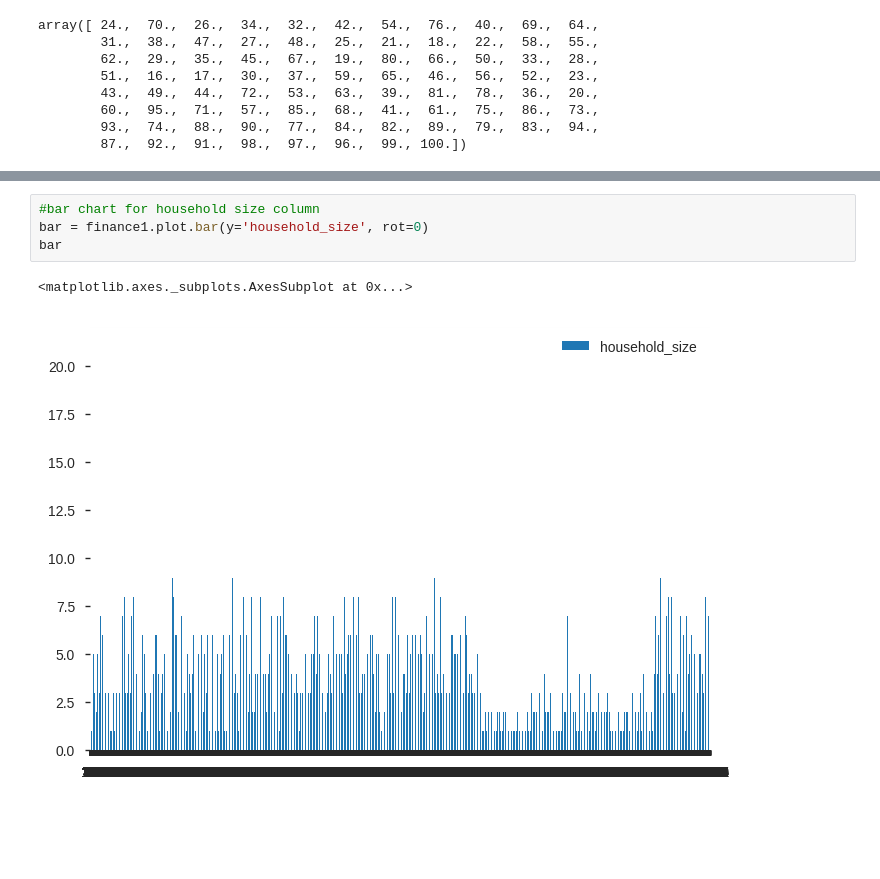
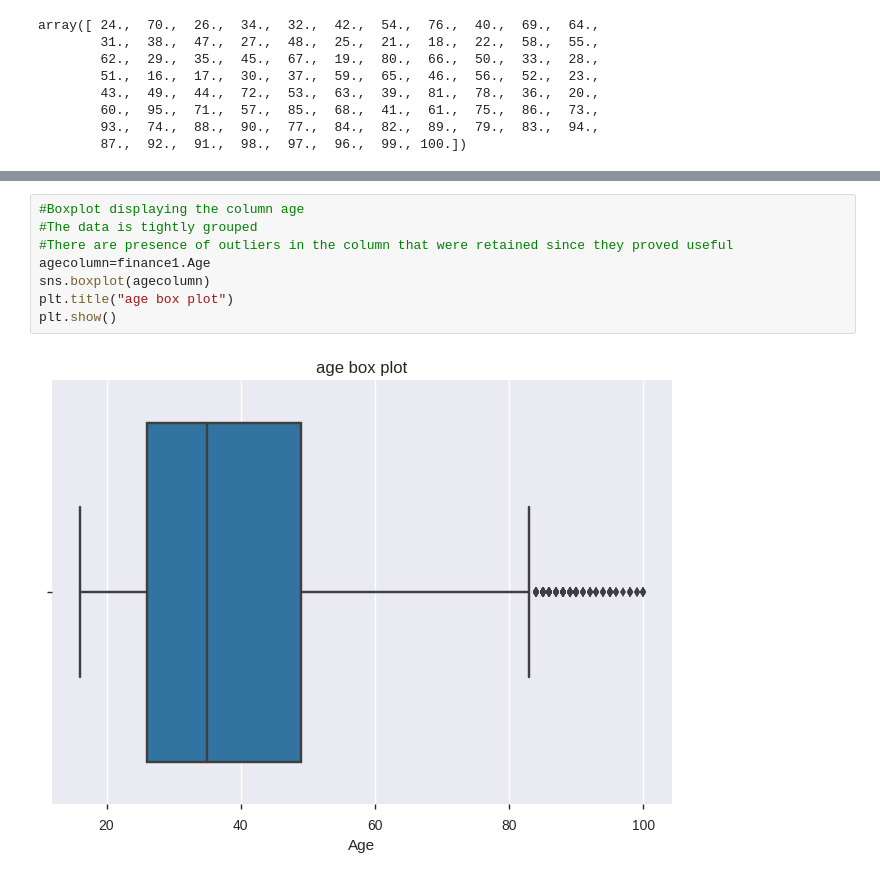
Before and after one commit to cecilia-wanja/Project-on-Financial-services-used-across-East-Africa, a Jupyter notebook: Cecilia_Wanja_Independent_Project_week1_DataScience_Core.ipynb, the cells around one changed output, grey strips where cells are left out. Saved outputs shown, nothing was run; the diff lists cells and outputs as text; blank space fills up the shorter version.

```diff
--- a/Cecilia_Wanja_Independent_Project_week1_DataScience_Core.ipynb
+++ b/Cecilia_Wanja_Independent_Project_week1_DataScience_Core.ipynb
@@ -327,8 +323,11 @@ finance1[finance1['household_size'] < 100]['household_size'].plot.hist()
-# %%
-#bar chart for household size column
-bar = finance1.plot.bar(y='household_size', rot=0)
-bar
-# %% [output]
-<matplotlib.axes._subplots.AxesSubplot at 0x...>
-[figure, removed]
+# %%
+#Boxplot displaying the column age
+#The data is tightly grouped
+#There are presence of outliers in the column that were retained since they proved useful
+agecolumn=finance1.Age
+sns.boxplot(agecolumn)
+plt.title("age box plot")
+plt.show()
+# %% [output]
+[figure, added]
 # %%
```
Also changed, not shown: parts of 44 cells of this notebook.
